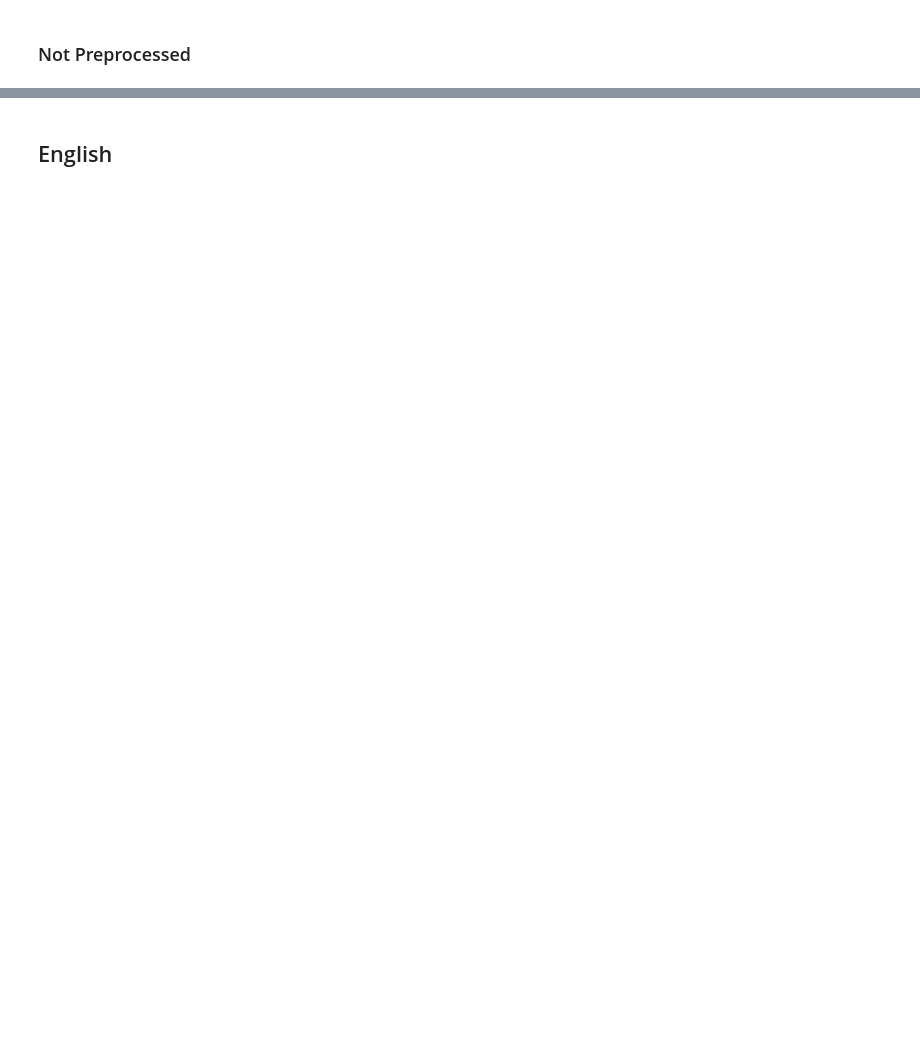
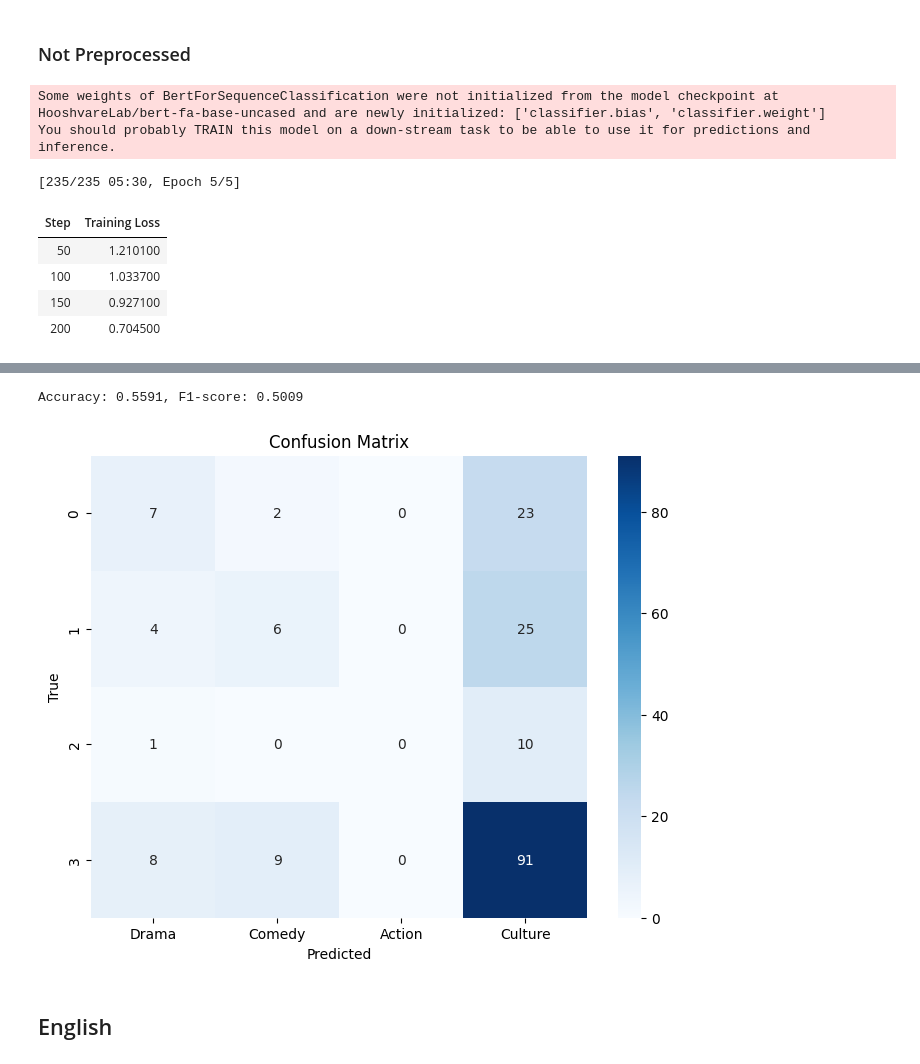
Before and after one commit to ArshiaYousefnia/AI-S2024-Project, a Jupyter notebook: AI_NLP_Project_Spring2024_Student_Version.ipynb, the cells around one changed output, grey strips where cells are left out. Cells and saved outputs as stored; diff of their text form; code cells hidden in the pictures; blank space fills up the shorter version.

```diff
--- a/AI_NLP_Project_Spring2024_Student_Version.ipynb
+++ b/AI_NLP_Project_Spring2024_Student_Version.ipynb
@@ -1339,0 +1539,65 @@ num_epochs = 5
+# %%
+# Repeat all the previous steps for the raw persian data
+# Don't forget to load the model again
+def run_all(col_name):
+  train_encodings = tokenizer(X_train[col_name].to_list(), padding=True, truncation=True, max_length=512, return_tensors='pt')
+  test_encodings = tokenizer(X_test[col_name].to_list(), padding=True, truncation=True, max_length=512, return_tensors='pt')
+
+  encoder = LabelEncoder()
+  y_train_encoded = encoder.fit_transform(y_train)
+  y_test_encoded = encoder.transform(y_test)
+  label_mapping = dict(zip(range(len(encoder.classes_)), encoder.classes_))
+  classes = encoder.classes_
+
+  train_dataset = CustomDataset(train_encodings, y_train_encoded)
+  test_dataset = CustomDataset(test_encodings, y_test_encoded)
+
+  training_args = TrainingArguments(
+            output_dir='./results',
+            num_train_epochs=5,
+            per_device_train_batch_size=16,
+            per_device_eval_batch_size=16,
+            warmup_steps=500,
+            weight_decay=0.01,
+            logging_steps=50,
+  )
+
+  # Trainer instance
+  trainer = Trainer(
+      model=model,                                # The model to be trained
+      args=training_args,                         # Training arguments
+      train_dataset=train_dataset,                # Training dataset
+      eval_dataset=test_dataset,                  # Evaluation dataset
+      tokenizer=tokenizer                         # Tokenizer for text processing
+  )
+
+  trainer.train()
+
+  predictions, labels, metrics = trainer.predict(test_dataset)
+
+  accuracy = accuracy_score(labels, predictions.argmax(axis=1))
+  f1score = f1_score(labels, predictions.argmax(axis=1), average='weighted')
+
+  print(f"Accuracy: {accuracy:.4f}, F1-score: {f1score:.4f}")
+
+  cm = confusion_matrix(labels, predictions.argmax(axis=1))
+  plt.figure(figsize=(8, 6))
+  sns.heatmap(cm, annot=True, fmt='d', cmap='Blues', xticklabels=['Drama', 'Comedy', 'Action', 'Culture'])
+  plt.xlabel('Predicted')
+  plt.ylabel('True')
+  plt.title('Confusion Matrix')
+  plt.show()
+
+tokenizer = AutoTokenizer.from_pretrained(model_name)
+model = AutoModelForSequenceClassification.from_pretrained(model_name, num_labels=4)  # Adjust num_labels as per your classification task
+model.to(device)
+run_all("Content_1")
+# %% [output]
+Some weights of BertForSequenceClassification were not initialized from the model checkpoint at HooshvareLab/bert-fa-base-uncased and are newly initialized: ['classifier.bias', 'classifier.weight']
+You should probably TRAIN this model on a down-stream task to be able to use it for predictions and inference.
+[235/235 05:30, Epoch 5/5]
+| Step | Training Loss |
+| 50 | 1.210100 |
+| 100 | 1.033700 |
+| 150 | 0.927100 |
+| 200 | 0.704500 |
@@ -1340,3 +1605,5 @@ num_epochs = 5
+Accuracy: 0.5591, F1-score: 0.5009
+[figure, added]
 # %% [markdown]
 ## English
 # %%
```
Also changed, not shown: parts of 23 cells of this notebook.
